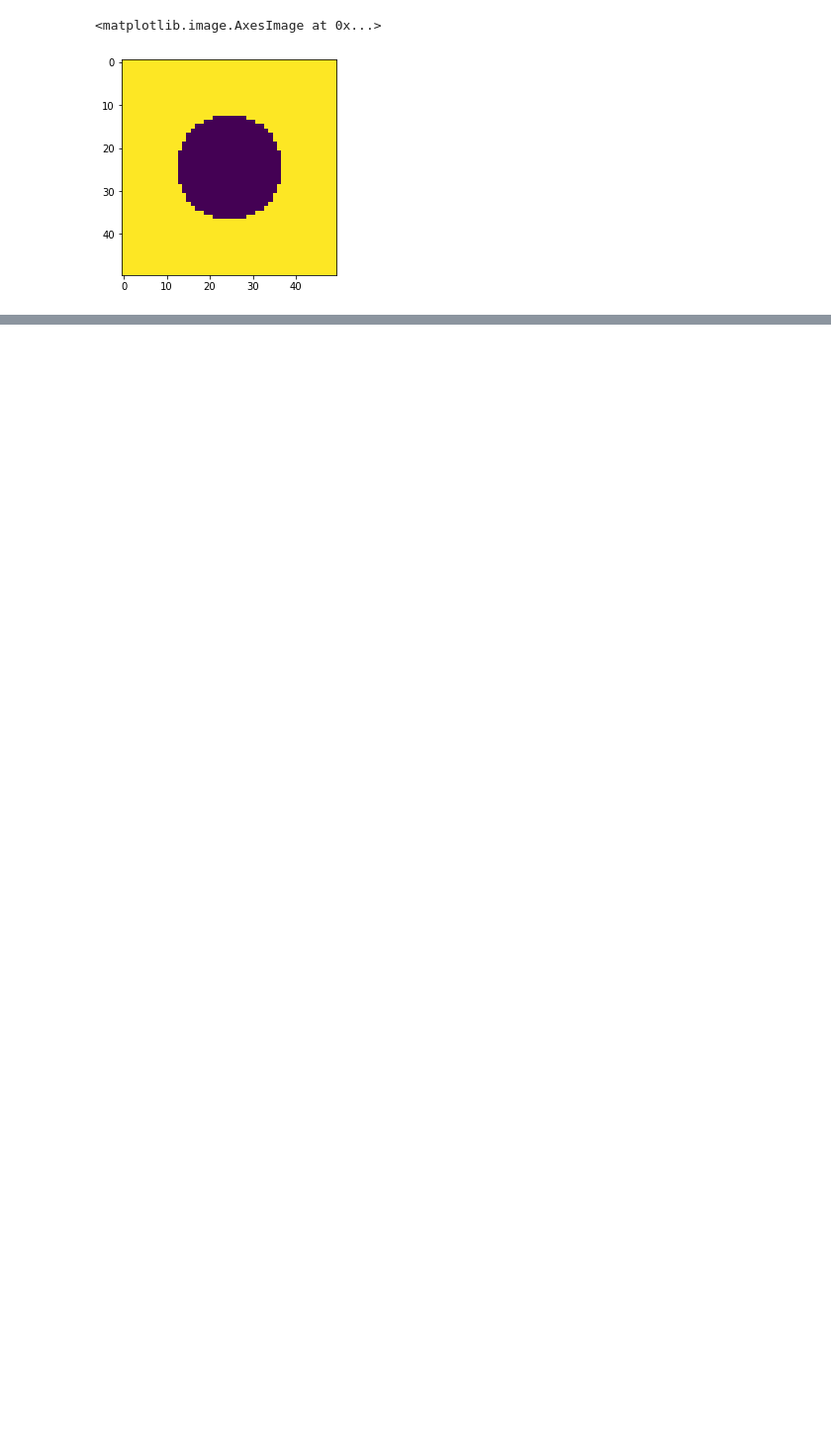
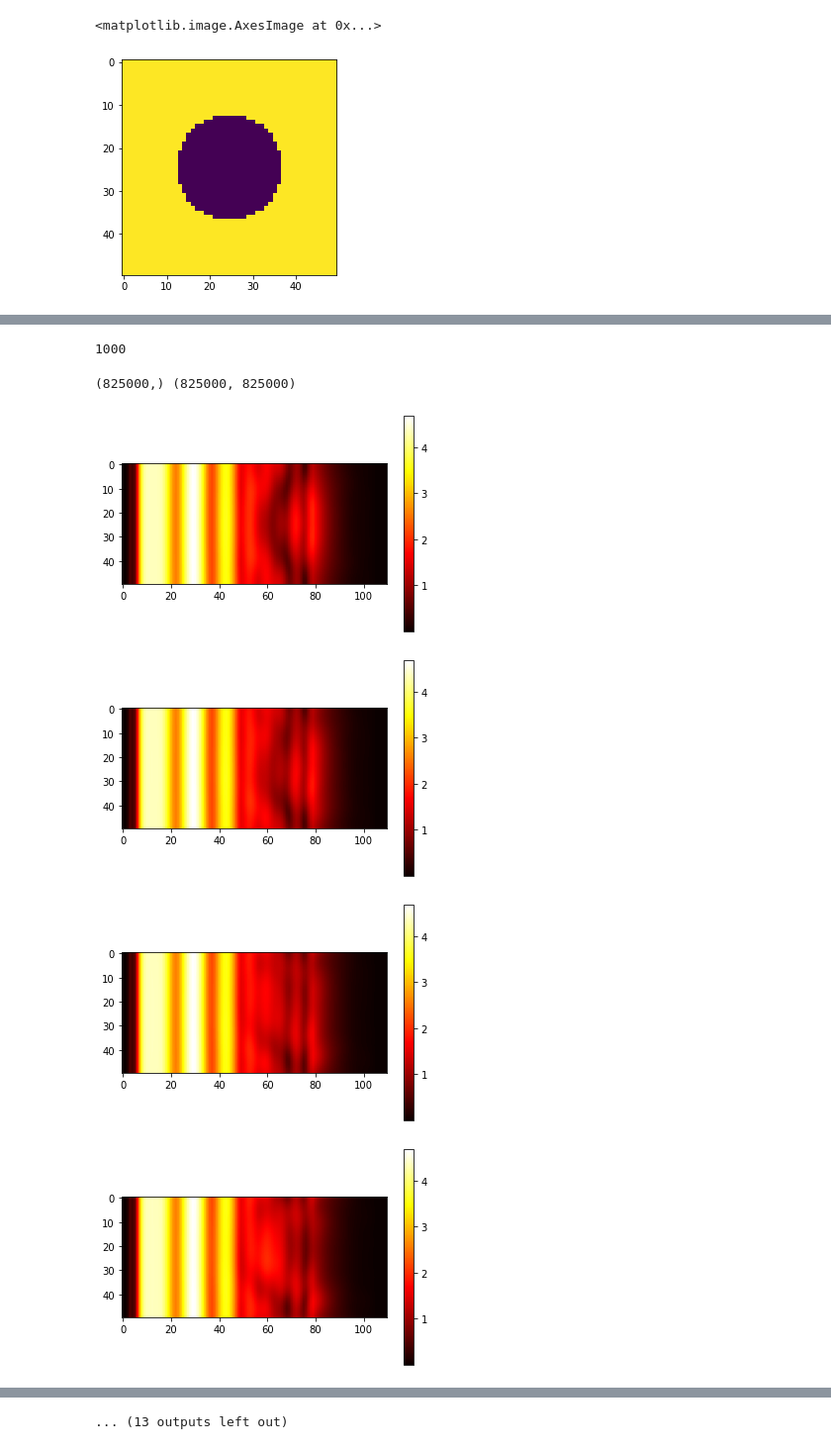
Before and after one commit to zhaonat/py-maxwell-fd3d, a Jupyter notebook: notebooks/photonic crystal slab (LARGE).ipynb, the cells around one changed output, grey strips where cells are left out. Shown at 99% size. Drawn from its saved outputs; the diff is of its cells as text; code cells hidden in the pictures; blank space fills up the shorter version.

Commit message:
smoothing and phc slab

```diff
--- a/notebooks/photonic crystal slab (LARGE).ipynb
+++ b/notebooks/photonic crystal slab (LARGE).ipynb
@@ -37,0 +41,4 @@ eps_r = np.ones((Nx,Ny,Nz))
+# %%
+print(eps_r.shape)
+for k in range(50,80):
+    eps_r[:,:,k] = slab_plane
@@ -37,0 +63,13 @@ eps_r = np.ones((Nx,Ny,Nz))
+# %%
+wvlen = 0.51;
+print(L0, xrange, yrange, zrange)
+
+A,b, Ch = fd3d.curlcurlE(L0,
+                         wvlen,
+                         xrange,
+                         yrange,
+                         zrange,
+                         eps_r_tensor_dict,
+                         JCurrentVector,Npml,
+                         s = -1
+                        )
@@ -37,0 +85,4 @@ eps_r = np.ones((Nx,Ny,Nz))
+# %%
+%%time
+x, info = bicgstab(A,b, maxiter = 1000);
+print(info)
@@ -37,0 +93,29 @@ eps_r = np.ones((Nx,Ny,Nz))
+# %%
+print(info) #system did not converge?
+# %% [output]
+1000
+# %%
+y = Ch@x
+print(y.shape, A.shape)
+# %% [output]
+(825000,) (825000, 825000)
+# %%
+M = np.prod(N);
+Ex = x[0:M].reshape(N, order = 'F');
+Ey = x[M:2*M].reshape(N, order = 'F')
+Ez = x[2*M:].reshape(N, order = 'F')
+
+Hx =  y[0:M].reshape(N, order = 'F')
+Hy =  y[M:2*M].reshape(N, order = 'F')
+Hz =  y[2*M:].reshape(N, order = 'F')
+# %%
+for i in range(0,N[0],2):
+    plt.figure()
+    plt.imshow(np.abs(Ex[:,i,:]), cmap = 'hot')
+    #plt.clim(0,0.5e-2)
+    plt.colorbar()
+# %% [output]
+[figure, added]
+[figure, added]
+[figure, added]
+[figure, added]
@@ -37,0 +130 @@ eps_r = np.ones((Nx,Ny,Nz))
+... (13 outputs left out)
```
Also changed, not shown: parts of 14 cells of this notebook, 5 other files.
